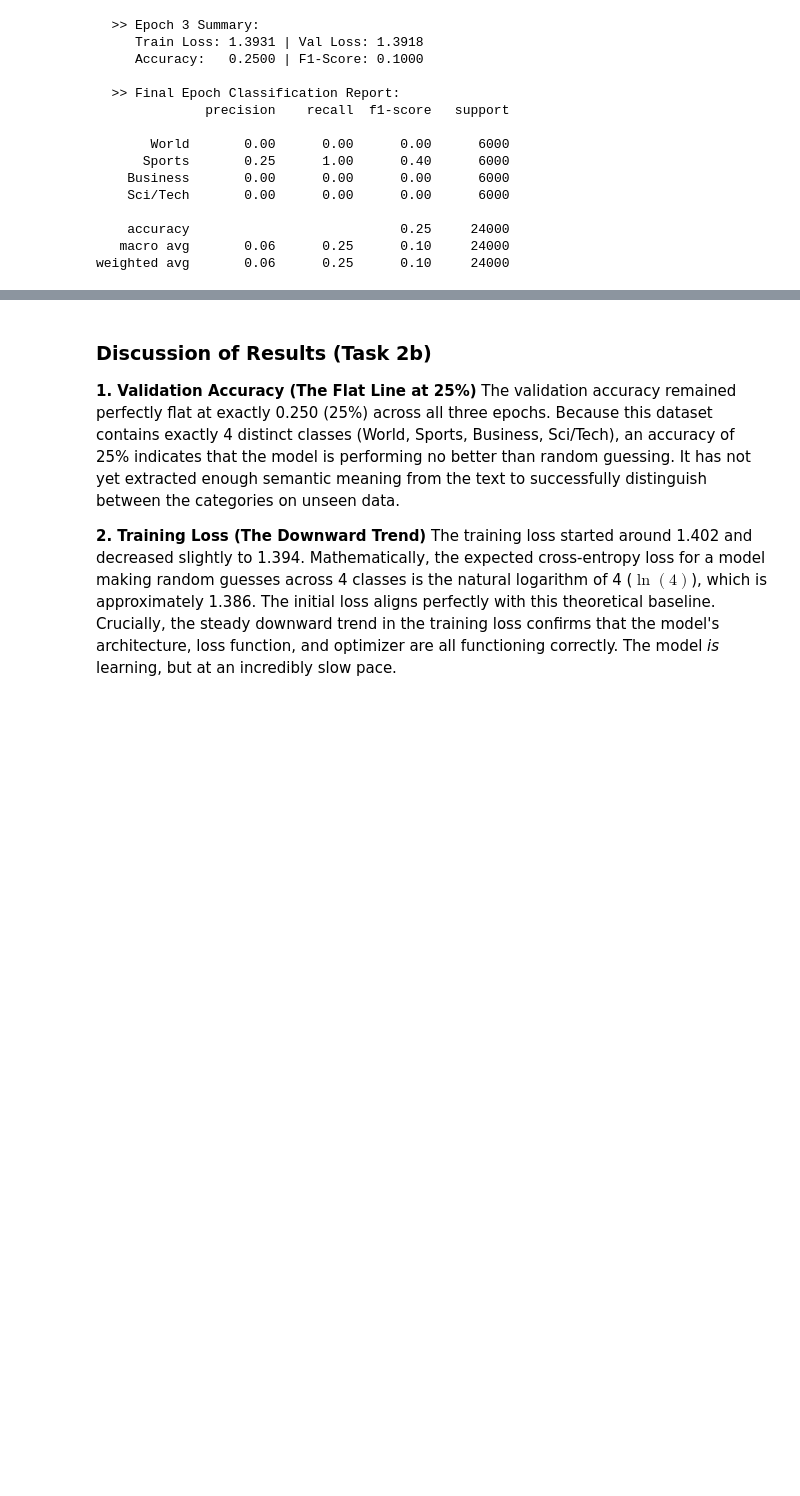
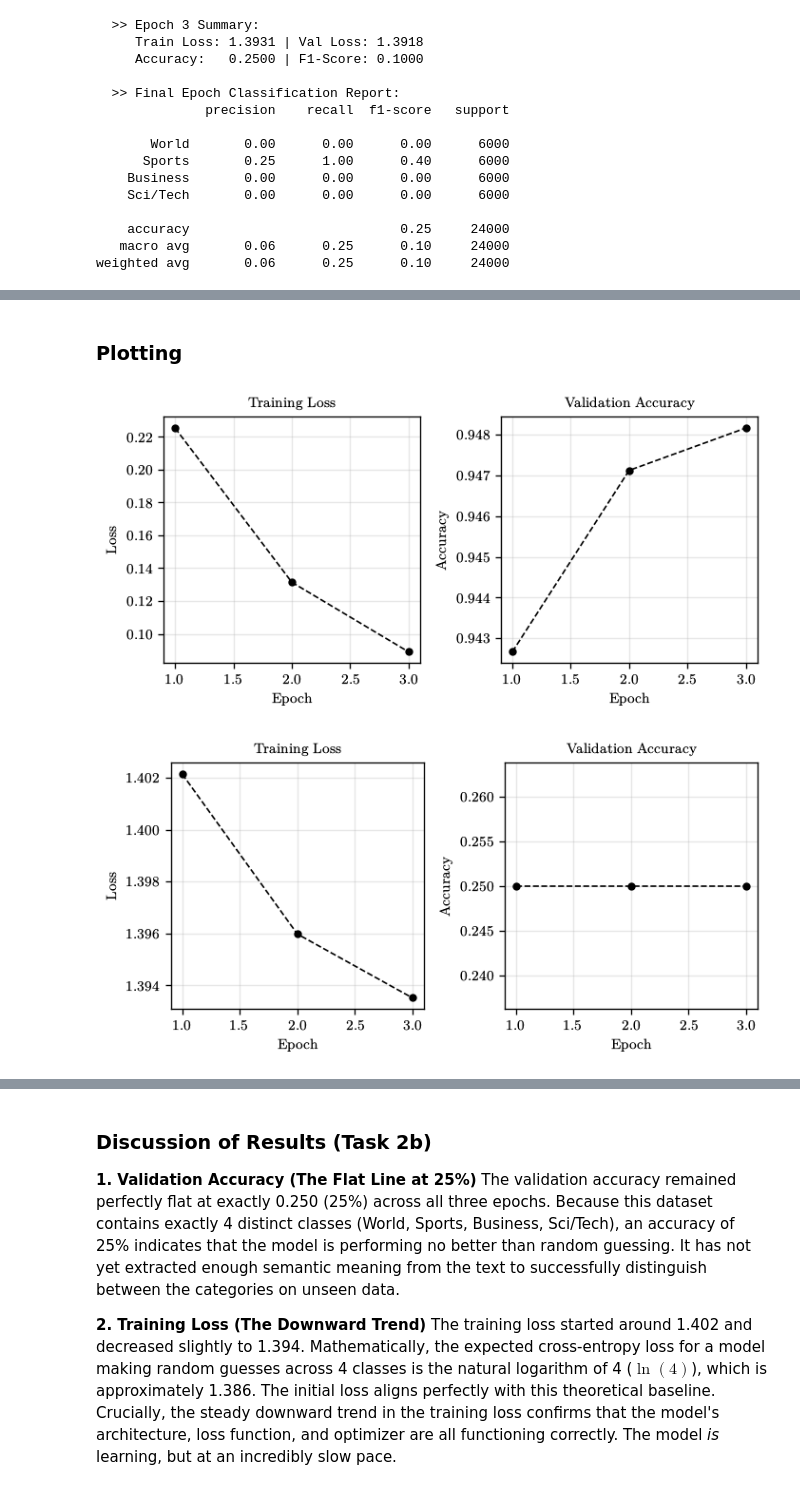
Before and after one commit to TheLittleRock/DeepLearningExam, a Jupyter notebook: problem 2.ipynb, the cells around one changed output, grey strips where cells are left out. Cells and saved outputs as stored; diff of their text form; code cells hidden in the pictures; blank space fills up the shorter version.

```diff
--- a/problem 2.ipynb
+++ b/problem 2.ipynb
@@ -45,9 +45,11 @@ import matplotlib.pyplot as plt
 import time
 from sklearn.metrics import f1_score, precision_score, recall_score, classification_report, accuracy_score, confusion_matrix
 import torch.nn.functional as F
-
-# Matplotlib configuration
-plt.rcParams.update({'figure.figsize': (10, 6), 'figure.dpi': 120})
+from sklearn.manifold import TSNE
+from sklearn.decomposition import PCA
+from pathlib import Path
+from scipy.stats import entropy
+from IPython.display import display
 
 # Set device to gpu
 device = torch.device('cuda' if torch.cuda.is_available() else 'cpu')
@@ -1382,0 +1399,68 @@ plot_metrics(history_scratch, title_suffix="")
+# %% [markdown]
+### Plotting
+# %%
+def load_history(path):
+    with open(path, "r", encoding="utf-8") as f:
+        return json.load(f)
+
+
+def plot_training_curves(
+    history,
+    train_loss_key,
+    val_acc_key,
+    save_path=None,
+):
+    train_loss = history[train_loss_key]
+    val_acc = history[val_acc_key]
+    epochs = range(1, len(train_loss) + 1)
+
+    fig, axs = plt.subplots(1, 2, figsize=(6, 3))
+
+    # Training loss
+    axs[0].plot(epochs, train_loss, marker="o", linewidth=1, color="k", markersize=4, linestyle="--")
+    axs[0].set_title("Training Loss")
+    axs[0].set_xlabel("Epoch")
+    axs[0].set_ylabel("Loss")
+    axs[0].grid(True, alpha=0.3)
+
+    # Validation accuracy
+    axs[1].plot(epochs, val_acc, marker="o", linewidth=1, color="k", markersize=4, linestyle="--")
+    axs[1].set_title("Validation Accuracy")
+    axs[1].set_xlabel("Epoch")
+    axs[1].set_ylabel("Accuracy")
+    axs[1].grid(True, alpha=0.3)
+
+    fig.tight_layout()
+
+    fig.savefig(save_path, bbox_inches="tight")
+
+    plt.show()
+    return fig, axs
+
+
+# Paths
+pretrained_path = Path("metrics/bert_pretrained_history.json")
+scratch_path = Path("metrics/bert_scratch_history.json")
+
+# Load histories
+history_pretrained = load_history(pretrained_path)
+history_scratch = load_history(scratch_path)
+
+# Plot pretrained model curves
+plot_training_curves(
+    history_pretrained,
+    train_loss_key="train_loss_epoch",
+    val_acc_key="val_accuracy_epoch",
+    save_path="plots/pretrained_training_curves.pdf",
+)
+
+# Plot scratch model curves
+plot_training_curves(
+    history_scratch,
+    train_loss_key="train_loss",
+    val_acc_key="val_accuracy",
+    save_path="plots/scratch_training_curves.pdf",
+)
+# %% [output]
+[figure, added]
+[figure, added]
```
Also changed, not shown: parts of 74 cells of this notebook, 34 other files.
